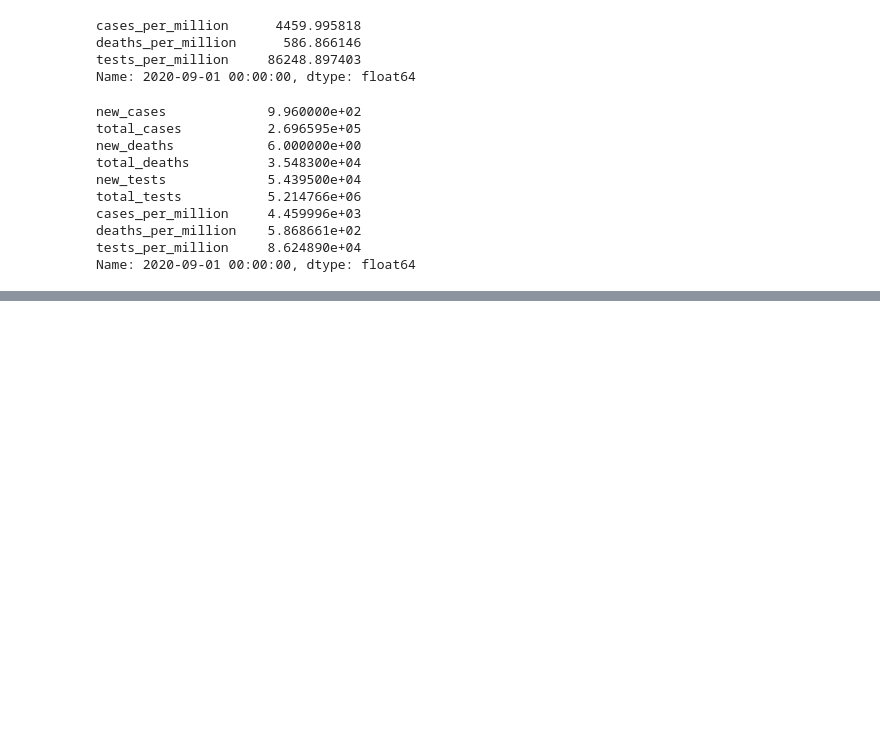
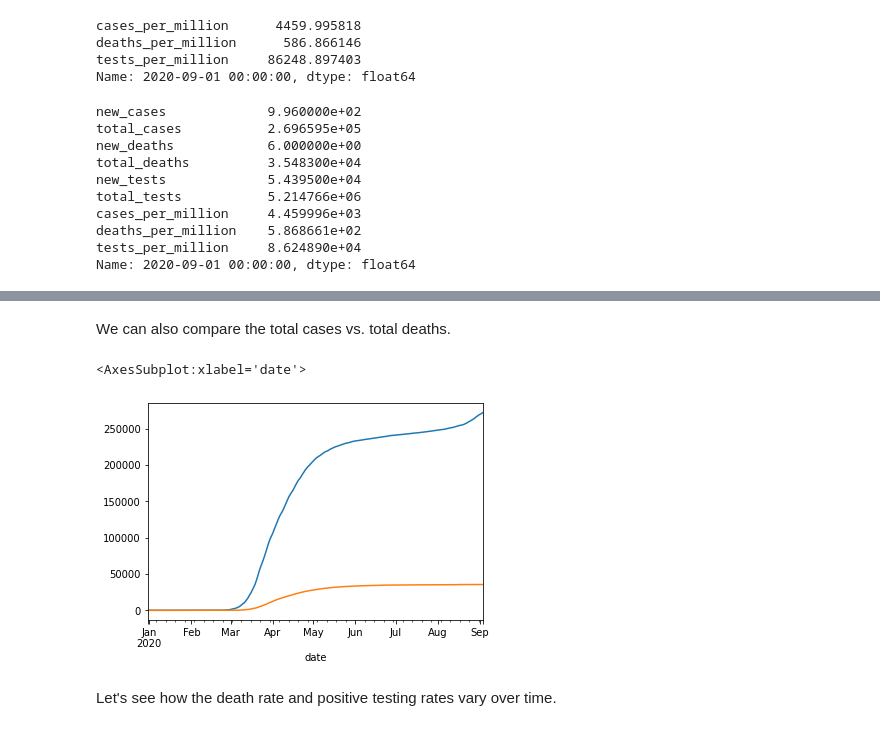
Before and after one commit to dajebbar/Jovian_Data_Analysis_with_python, a Jupyter notebook: Lesson_4_Analyzing_Tabular_Data_with_Pandas/analyzing tabular with pandas.ipynb, the cells around one changed output, grey strips where cells are left out. Cells and saved outputs as stored; diff of their text form; code cells hidden in the pictures; blank space fills up the shorter version.

```diff
--- a/Lesson_4_Analyzing_Tabular_Data_with_Pandas/analyzing tabular with pandas.ipynb
+++ b/Lesson_4_Analyzing_Tabular_Data_with_Pandas/analyzing tabular with pandas.ipynb
@@ -678,0 +698,10 @@ Name: 2020-09-01 00:00:00, dtype: float64
+# %% [markdown]
+We can also compare the total cases vs. total deaths.
+# %%
+result_df.total_cases.plot()
+result_df.total_deaths.plot()
+# %% [output]
+<AxesSubplot:xlabel='date'>
+[figure, added]
+# %% [markdown]
+Let's see how the death rate and positive testing rates vary over time.
```
Also changed, not shown: parts of 11 cells of this notebook.
